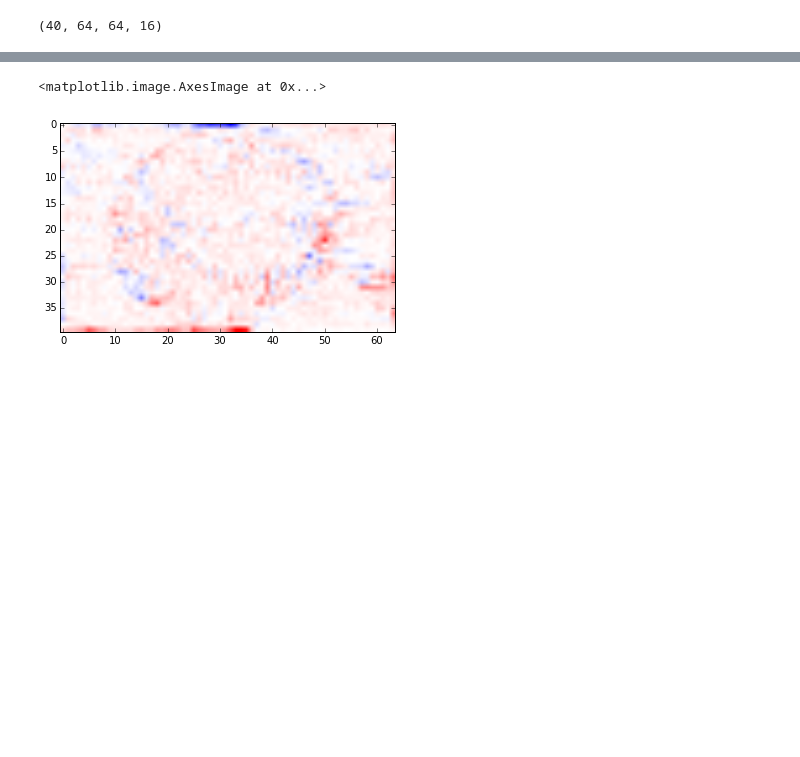
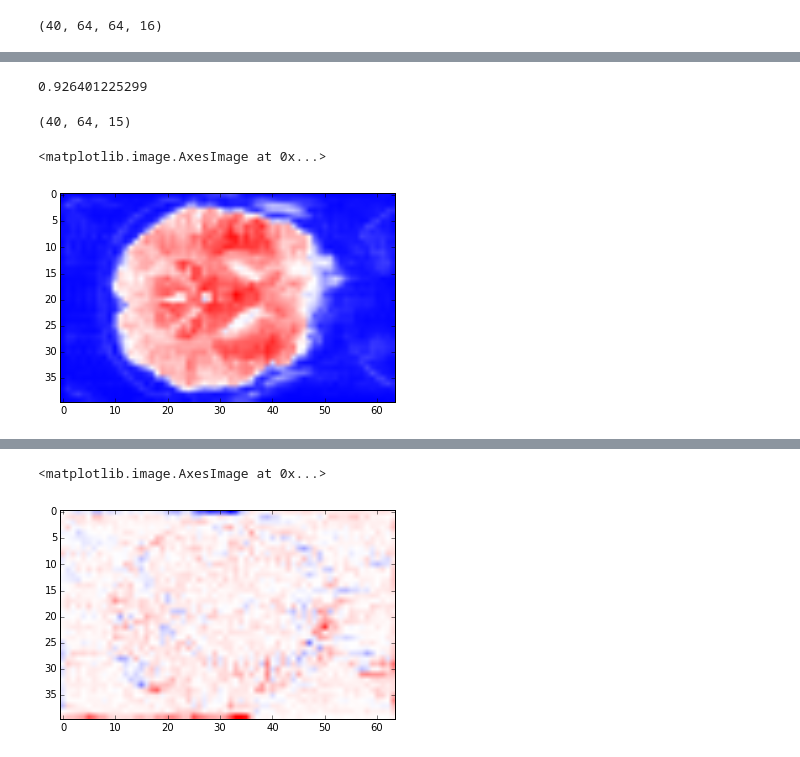
Before and after one commit to berkeley-stat159/project-zeta-2, a Jupyter notebook: experimental/Jinnie_follow_up_analysis.ipynb, the cells around one changed output, grey strips where cells are left out. Drawn from its saved outputs; the diff is of its cells as text; code cells hidden in the pictures; blank space fills up the shorter version.

```diff
--- a/experimental/Jinnie_follow_up_analysis.ipynb
+++ b/experimental/Jinnie_follow_up_analysis.ipynb
@@ -436,3 +666,8 @@ mean_odd_face = np.mean(m_odd_face, axis =3)
 mean_even_face = np.mean(m_even_face, axis =3)
 mean_odd_house = np.mean(m_odd_house, axis =3)
 mean_even_house = np.mean(m_even_house, axis =3)
+# %%
+new_odd_face = m_odd_face[:,:,32,:]
+new_even_face = m_even_face[:,:,32,:]
+new_odd_house = m_odd_house[:,:,32,:]
+new_even_house = m_even_house[:,:,32,:]
@@ -438,0 +677,19 @@ mean_even_house = np.mean(m_even_house, axis =3)
+# %%
+t,p = scipy.stats.ttest_ind(new_odd_face_flat, new_even_house_flat, equal_var= False)
+print (p)
+# %% [output]
+0.926401225299
+# %%
+new_odd_face.shape
+# %% [output]
+(40, 64, 15)
+# %%
+m_new_odd_face = np.mean(new_odd_face, axis=2)
+m_new_even_face = np.mean(new_even_face, axis=2)
+m_new_odd_house = np.mean(new_odd_house, axis=2)
+m_new_even_house = np.mean(new_even_house, axis=2)
+# %%
+plt.imshow(m_new_odd_face,cmap = "bwr")
+# %% [output]
+<matplotlib.image.AxesImage at 0x...>
+[figure, added]
```
Also changed, not shown: parts of 31 cells of this notebook.
